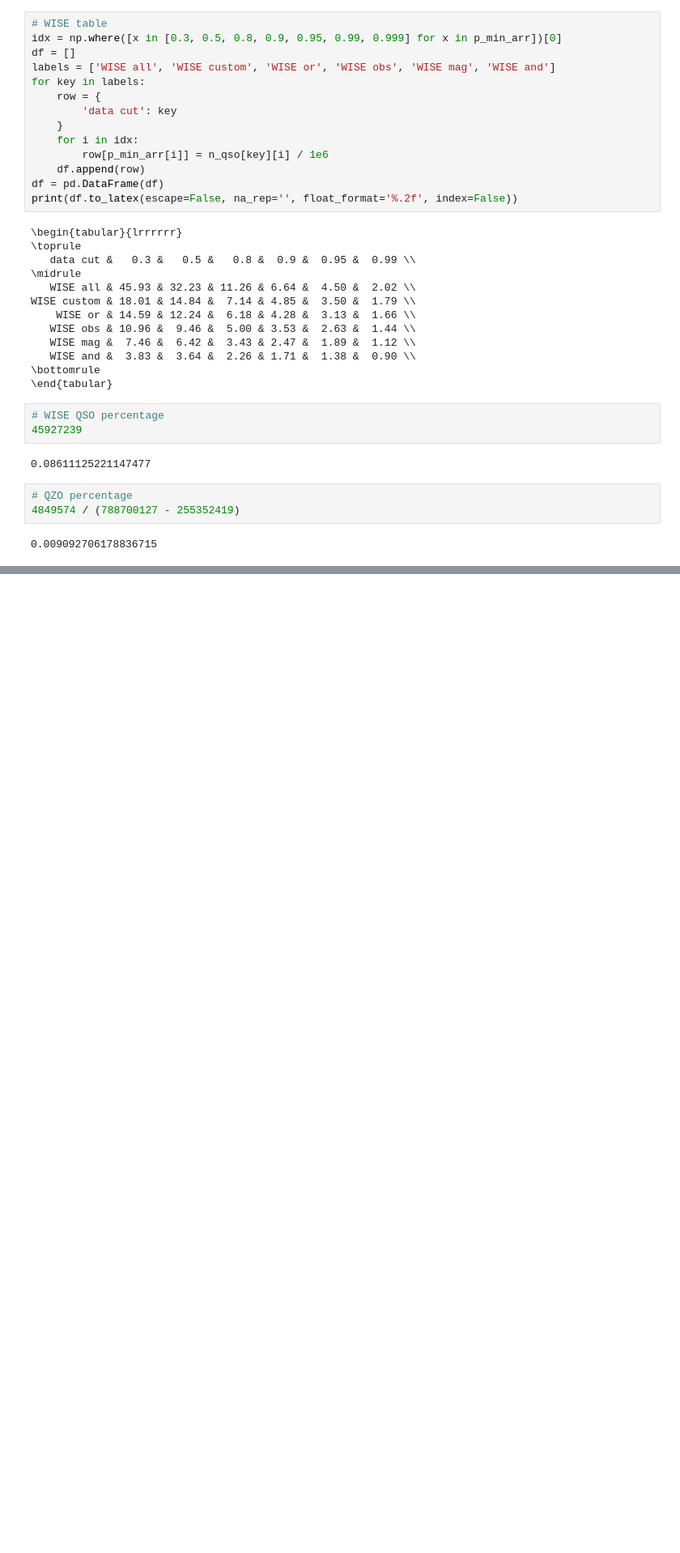
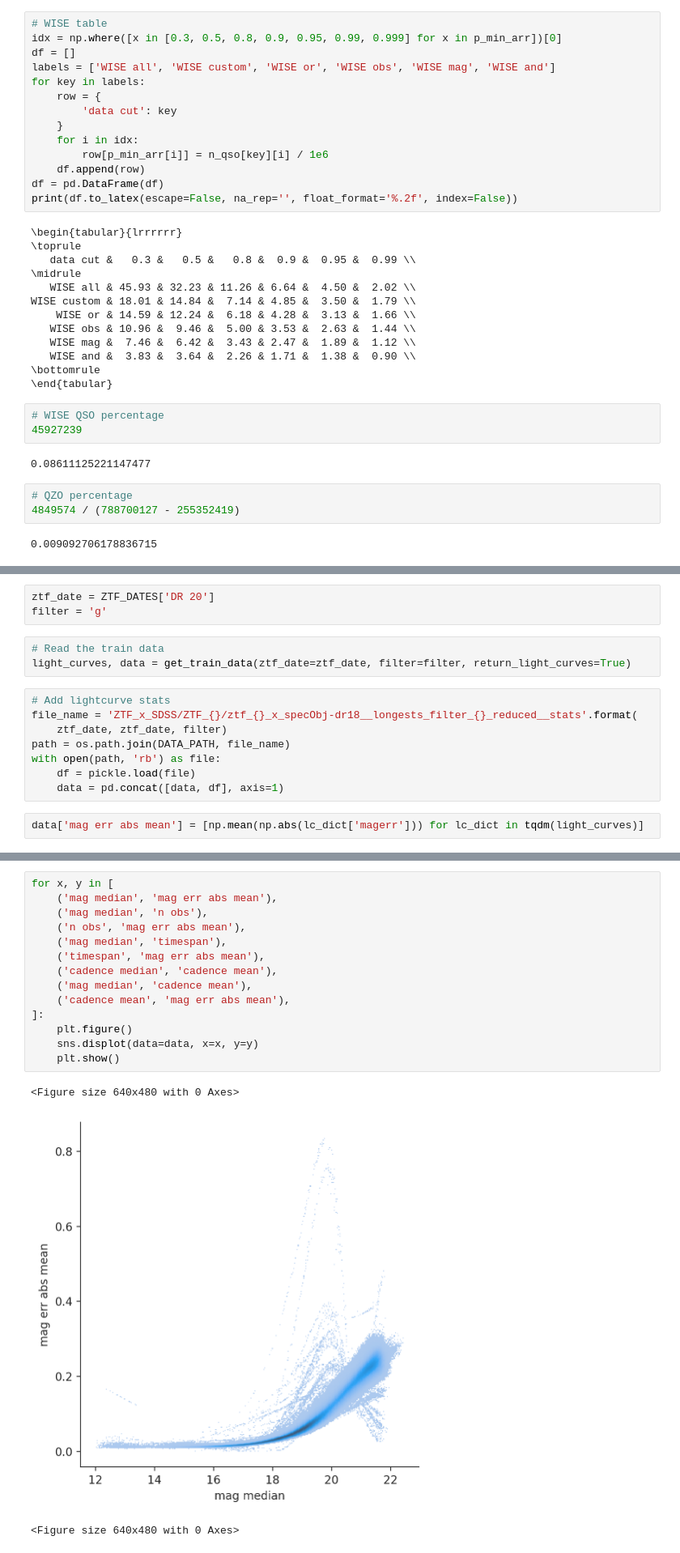
Before and after one commit to snakoneczny/ztf-agn, a Jupyter notebook: notebooks/catalog_DR20.ipynb, the cells around one changed output, grey strips where cells are left out. Shown at 81% size. Cells and saved outputs as stored; diff of their text form; blank space fills up the shorter version.

```diff
--- a/notebooks/catalog_DR20.ipynb
+++ b/notebooks/catalog_DR20.ipynb
@@ -1099,0 +1459,16 @@ WISE custom & 18.01 & 14.84 &  7.14 & 4.85 &  3.50 &  1.79 \\
+# %%
+ztf_date = ZTF_DATES['DR 20']
+filter = 'g'
+# %%
+# Read the train data
+light_curves, data = get_train_data(ztf_date=ztf_date, filter=filter, return_light_curves=True)
+# %%
+# Add lightcurve stats
+file_name = 'ZTF_x_SDSS/ZTF_{}/ztf_{}_x_specObj-dr18__longests_filter_{}_reduced__stats'.format(
+    ztf_date, ztf_date, filter)
+path = os.path.join(DATA_PATH, file_name)
+with open(path, 'rb') as file:
+    df = pickle.load(file)
+    data = pd.concat([data, df], axis=1)
+# %%
+data['mag err abs mean'] = [np.mean(np.abs(lc_dict['magerr'])) for lc_dict in tqdm(light_curves)]
@@ -1099,0 +1497,18 @@ WISE custom & 18.01 & 14.84 &  7.14 & 4.85 &  3.50 &  1.79 \\
+# %%
+for x, y in [
+    ('mag median', 'mag err abs mean'),
+    ('mag median', 'n obs'),
+    ('n obs', 'mag err abs mean'),
+    ('mag median', 'timespan'),
+    ('timespan', 'mag err abs mean'),
+    ('cadence median', 'cadence mean'),
+    ('mag median', 'cadence mean'),
+    ('cadence mean', 'mag err abs mean'),
+]:
+    plt.figure()
+    sns.displot(data=data, x=x, y=y)
+    plt.show()
+# %% [output]
+<Figure size 640x480 with 0 Axes>
+[figure, added]
+<Figure size 640x480 with 0 Axes>
```
Also changed, not shown: parts of 65 cells of this notebook, 4 other files.
